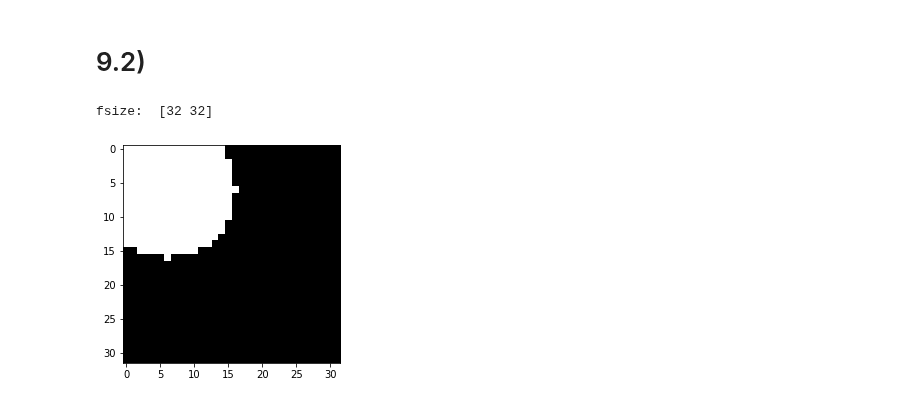
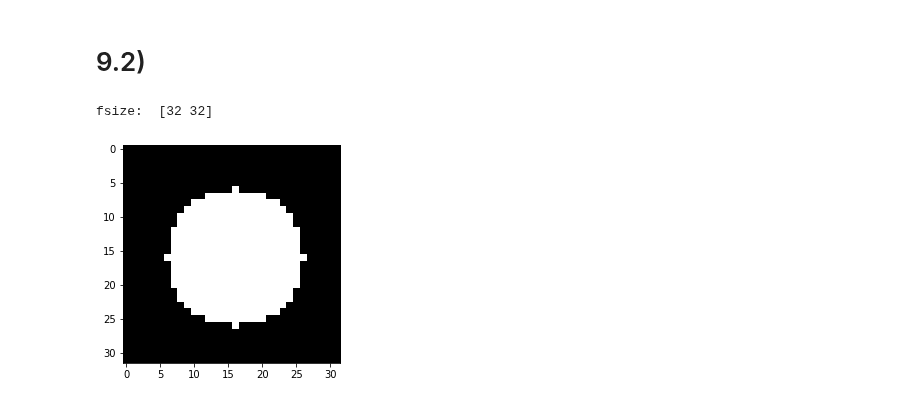
Before and after one commit to melihozaydin/MSc_Projects, a Jupyter notebook: BM5121 - Görüntü İşleme Ve Uygulamaları/Ödev 9: Frekans bölgesinde konvolusyon ve ideal alçak geçiren filtre/ödev.ipynb, the cells around one changed output. Cells and saved outputs as stored; diff of their text form; code cells hidden in the pictures.

```diff
--- a/BM5121 - Görüntü İşleme Ve Uygulamaları/Ödev 9: Frekans bölgesinde konvolusyon ve ideal alçak geçiren filtre/ödev.ipynb
+++ b/BM5121 - Görüntü İşleme Ve Uygulamaları/Ödev 9: Frekans bölgesinde konvolusyon ve ideal alçak geçiren filtre/ödev.ipynb
@@ -80,9 +80,9 @@ plt.imshow(result, cmap='gray')
 # %% [markdown]
 # 9.2)
 # %%
-def fourier_low_pass_filter(img, d0):
+def circular_kernel(img, d0, shifted=True, low_pass=True):
     """
-    Fourier low pass filter
+    low pass filter
     """
 
     # Calculate the size of the image
@@ -92,36 +92,26 @@ def fourier_low_pass_filter(img, d0):
     print("fsize: ", fsize)
 
     # Calculate the center of the filter
-    center = (fsize - size) // 2
+    center = (fsize - size) // 2 if not shifted else fsize // 2
 
     # Calculate the distance of the pixel from the center
     dist = lambda i,j: np.sqrt((i - center[0]) ** 2 + (j - center[1]) ** 2)
+
+    if low_pass:
+      filter_val = lambda i,j: 1 if dist(i,j) <= d0 else 0
+    else:
+      filter_val = lambda i,j: 1 if dist(i,j) >= d0 else 0
+
     # Create the filter
     filter = np.zeros(fsize, dtype=complex)
     for i in range(fsize[0]):
         for j in range(fsize[1]):
             # Calculate the filter value
-            filter[i, j] = 1 if dist(i,j) <= d0 else 0
+
+            filter[i, j] = filter_val(i, j)
 
     ## DEBUG
-    #print(filter.real)
     plt.imshow(filter.real.astype(np.uint8), cmap='gray')
-    #plt.title(f'Filter {filter.shape}')
-    #plt.show()
+    plt.show()
 
-    # Fourier transform the image
-    img_f = np.fft.fft2(img, fsize)
-
-    # shift the zero frequency component to the center of the filter
-    #img_f = np.fft.fftshift(img_f)
-
-    # Apply the filter
-    result = img_f * filter
-
-    # Shift the zero frequency component back to the top left corner
-    #result = np.fft.ifftshift(result)
-
-    # Inverse Fourier transform the image
-    result = np.fft.ifft2(result).real
-
-    return np.array(result, dtype=np.uint8)
+    return filter
@@ -128,8 +139,9 @@ def fourier_low_pass_filter(img, d0):
 # %%
 img_org = data.camera()
-img_filter = fourier_low_pass_filter(np.random.randint(0,255, size=(20,20)), d0=10)
+
+low_pass_kernel = circular_kernel(np.random.randint(0,255, size=(20,20)), d0=10)
 # %% [output]
 fsize:  [32 32]
-[figure, old version]
+[figure, new version]
 # %%
 for d_coeff in np.arange(0.05, 1.0, 0.15):
```
Also changed, not shown: parts of 5 cells of this notebook, 2 other files.
